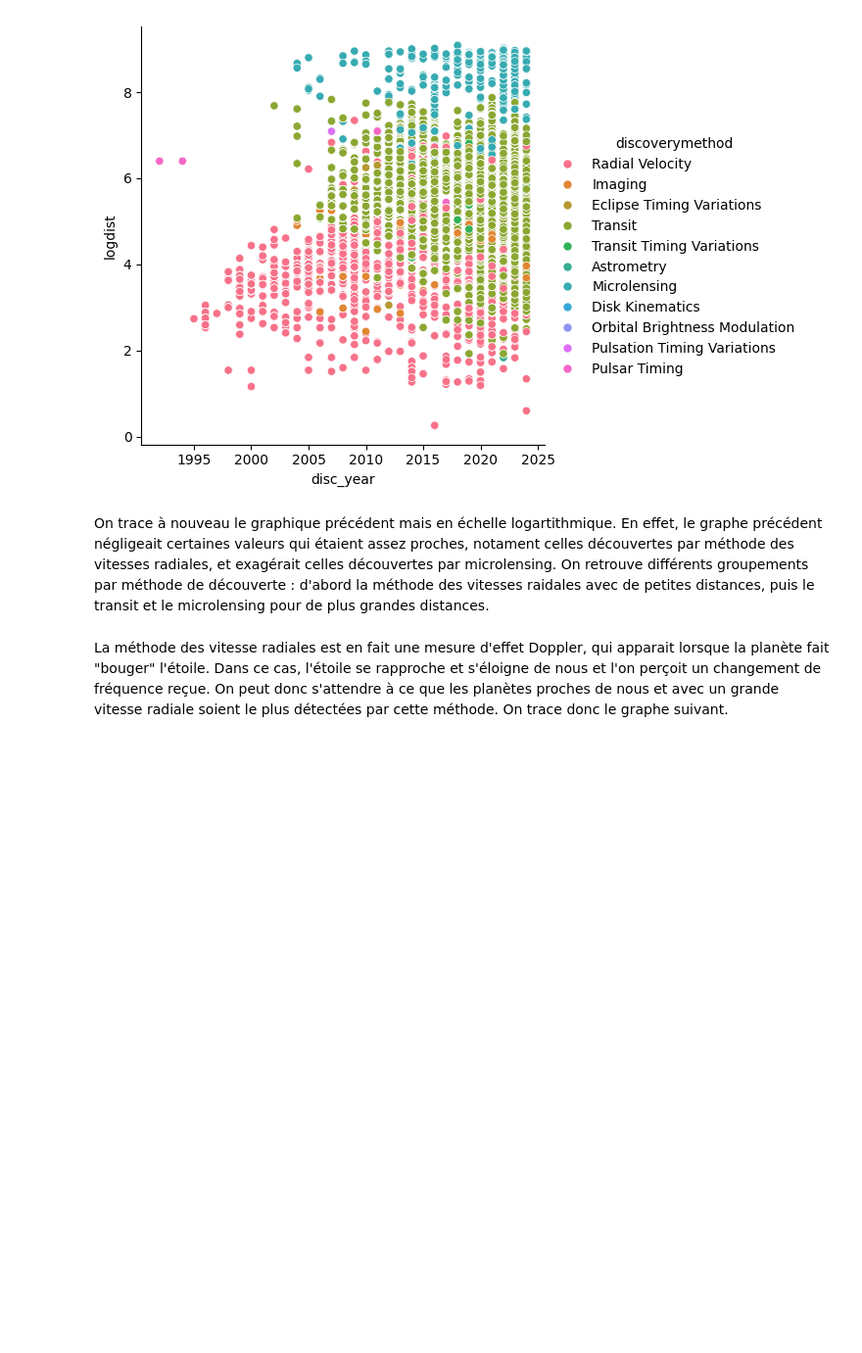
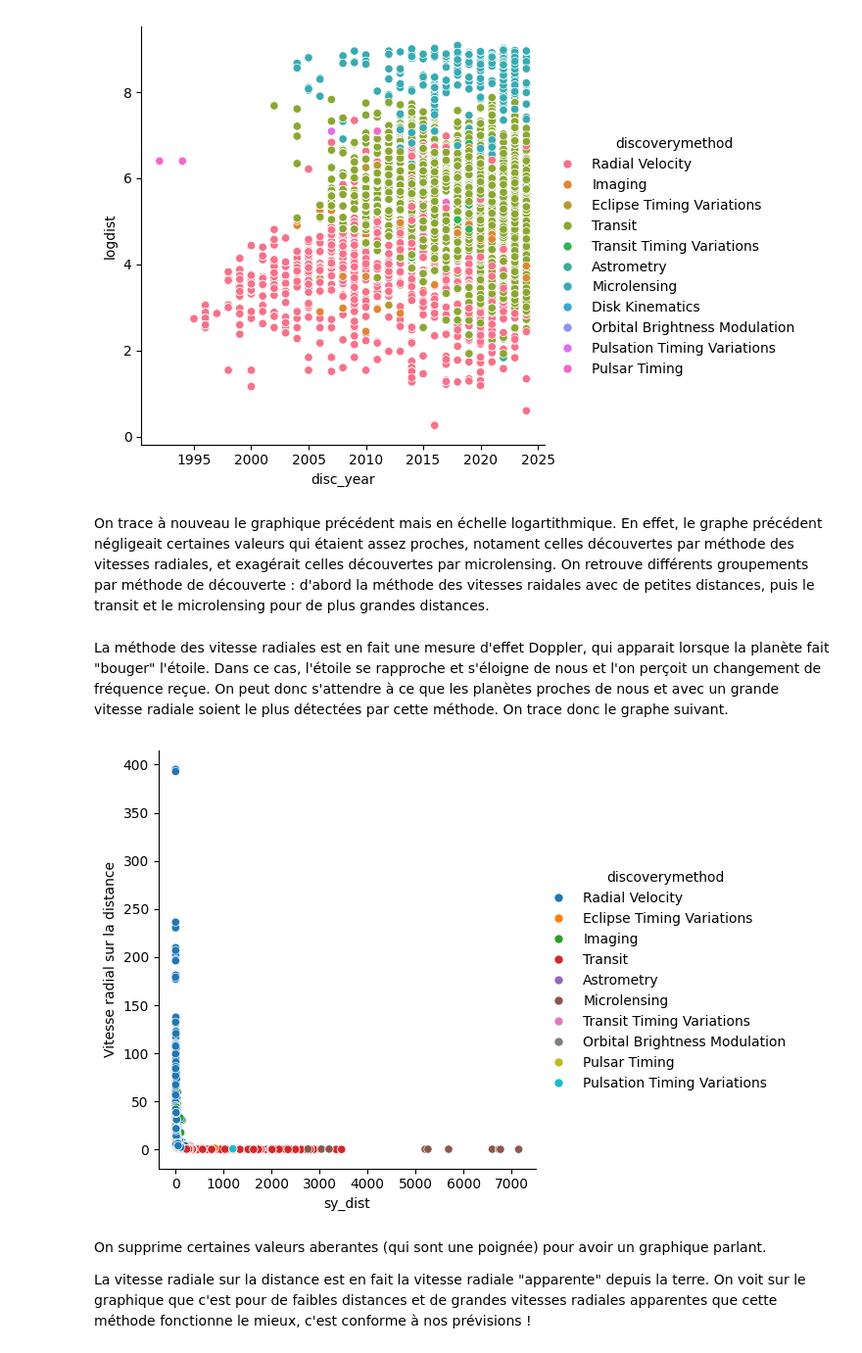
Before and after one commit to ClementGOUJON-dot/pe-hackathon, a Jupyter notebook: Compte_rendu_de_fou.ipynb, the cells around one changed output. Shown at 98% size. Saved outputs shown, nothing was run; the diff lists cells and outputs as text; code cells hidden in the pictures; blank space fills up the shorter version.

```diff
--- a/Compte_rendu_de_fou.ipynb
+++ b/Compte_rendu_de_fou.ipynb
@@ -52,3 +53,12 @@ On retrouve différents groupements par méthode de découverte : d'abord la mé
 # %% [markdown]
 La méthode des vitesse radiales est en fait une mesure d'effet Doppler, qui apparait lorsque la planète fait "bouger" l'étoile. Dans ce cas, l'étoile se rapproche et s'éloigne de nous et l'on perçoit un changement de fréquence reçue.
 On peut donc s'attendre à ce que les planètes proches de nous et avec un grande vitesse radiale soient le plus détectées par cette méthode. On trace donc le graphe suivant.
+# %%
+df['Vitesse radial sur la distance']= df['pl_orbper']/df['pl_orbsmax']/df['sy_dist']
+sns.relplot(data=df[df['Vitesse radial sur la distance']<4000],x='sy_dist', y='Vitesse radial sur la distance', hue='discoverymethod');
+# %% [output]
+[figure, added]
+# %% [markdown]
+On supprime certaines valeurs aberantes (qui sont une poignée) pour avoir un graphique parlant.
+
+La vitesse radiale sur la distance est en fait la vitesse radiale "apparente" depuis la terre. On voit sur le graphique que c'est pour de faibles distances et de grandes vitesses radiales apparentes que cette méthode fonctionne le mieux, c'est conforme à nos prévisions !
```
Also changed, not shown: parts of 1 cell of this notebook, 1 other file.
